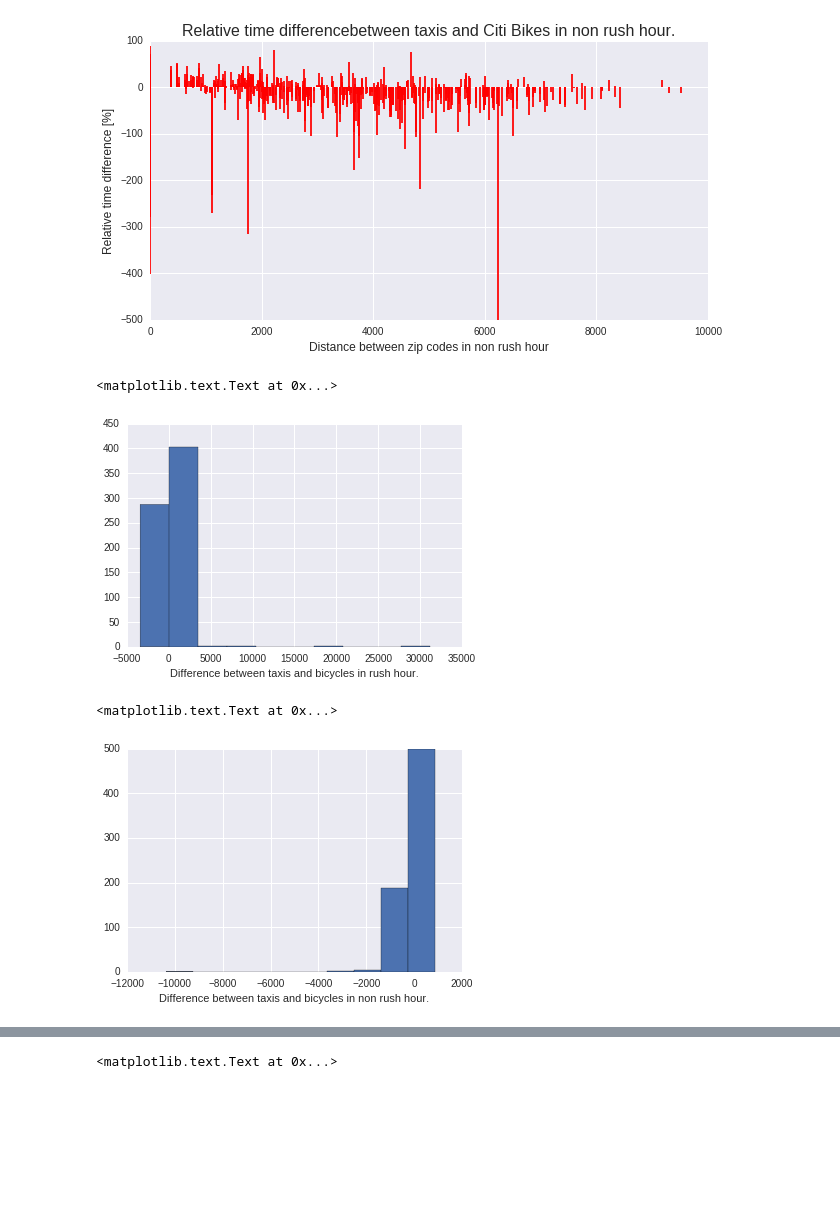
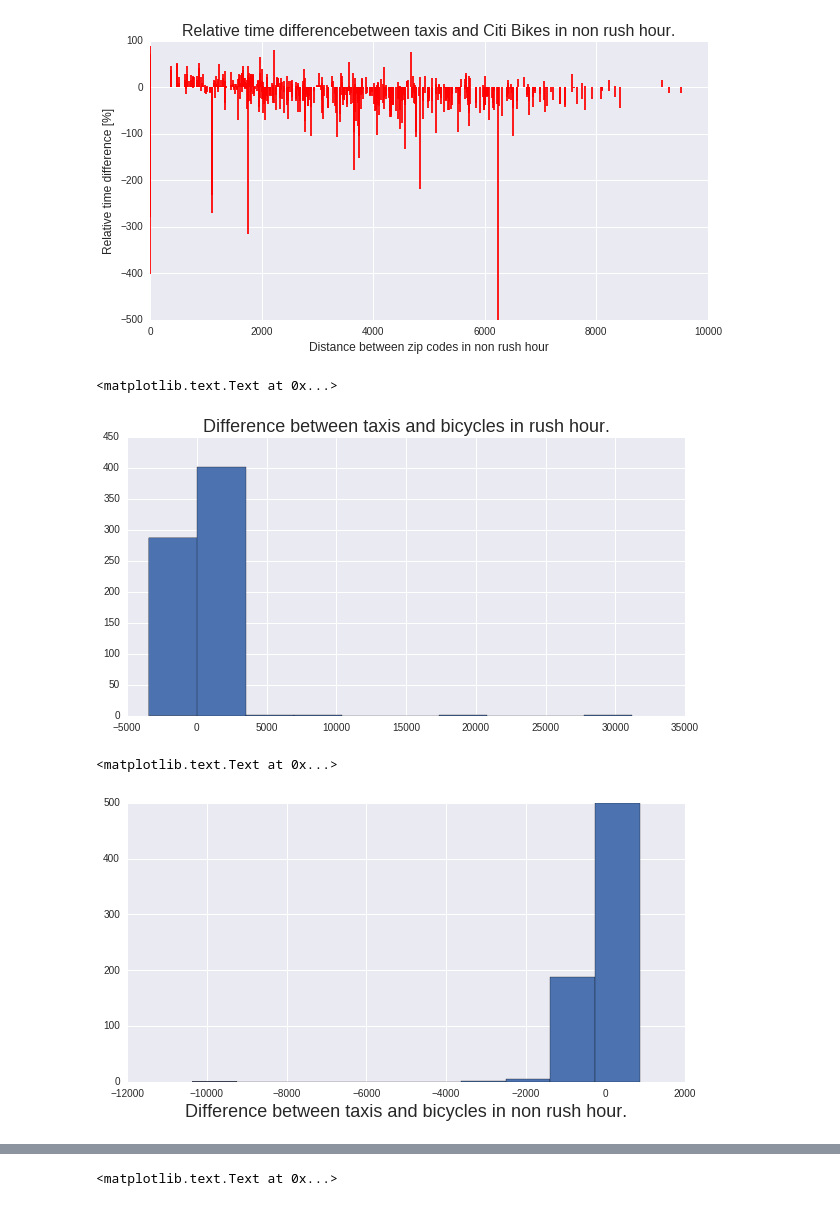
Before and after one commit to sarangof/Citibike-vs-taxis-NYC, a Jupyter notebook: resultsVisualization.ipynb, the cells around one changed output, grey strips where cells are left out. Saved outputs shown, nothing was run; the diff lists cells and outputs as text; code cells hidden in the pictures; blank space fills up the shorter version.

Commit message:
Formatting plots.

```diff
--- a/resultsVisualization.ipynb
+++ b/resultsVisualization.ipynb
@@ -217,17 +217,19 @@ plt.title("Relative time differencebetween taxis and Citi Bikes in non rush hour
 <matplotlib.text.Text at 0x...>
 [figure]
 # %%
+plt.figure(figsize=(10,5))
 plt.hist([val[1] for val in dict_rush.values()])
-plt.xlabel("Difference between taxis and bicycles in rush hour.")
+plt.title("Difference between taxis and bicycles in rush hour.",fontsize=18)
 # %% [output]
 <matplotlib.text.Text at 0x...>
-[figure, old version]
+[figure, new version]
 # %%
+plt.figure(figsize=(10,5))
 plt.hist([val[2] for val in dict_rush.values()])
-plt.xlabel("Difference between taxis and bicycles in non rush hour.")
+plt.xlabel("Difference between taxis and bicycles in non rush hour.",fontsize=18)
 # %% [output]
 <matplotlib.text.Text at 0x...>
-[figure, old version]
+[figure, new version]
 # %%
 """
 
```
Also changed, not shown: parts of 3 cells of this notebook.
